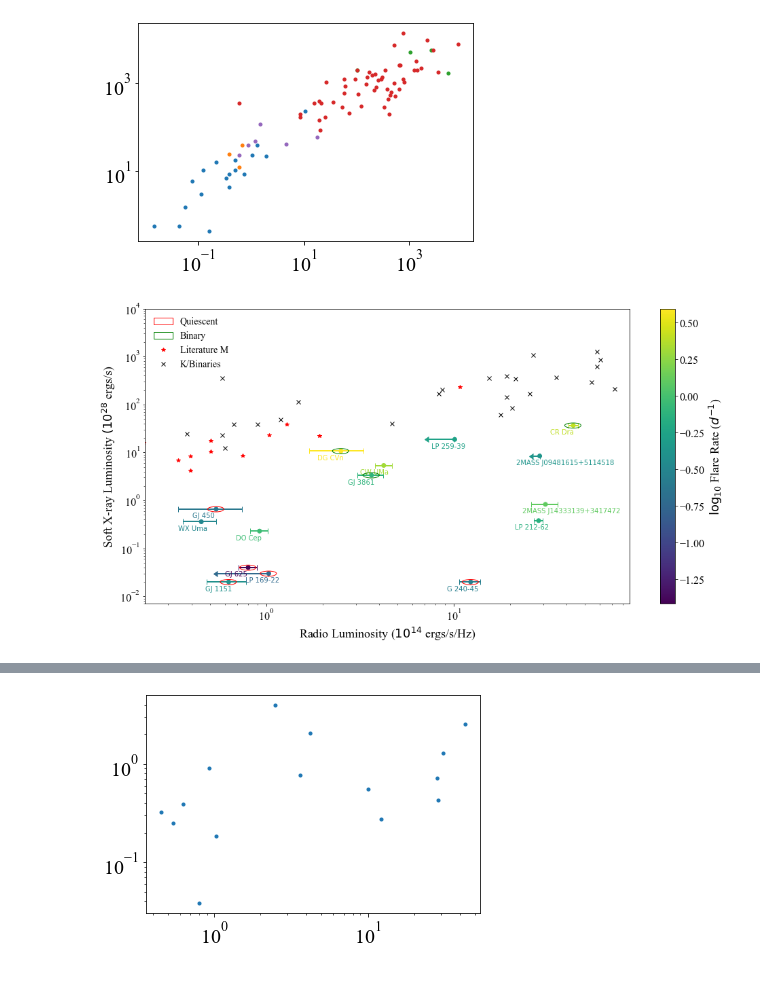
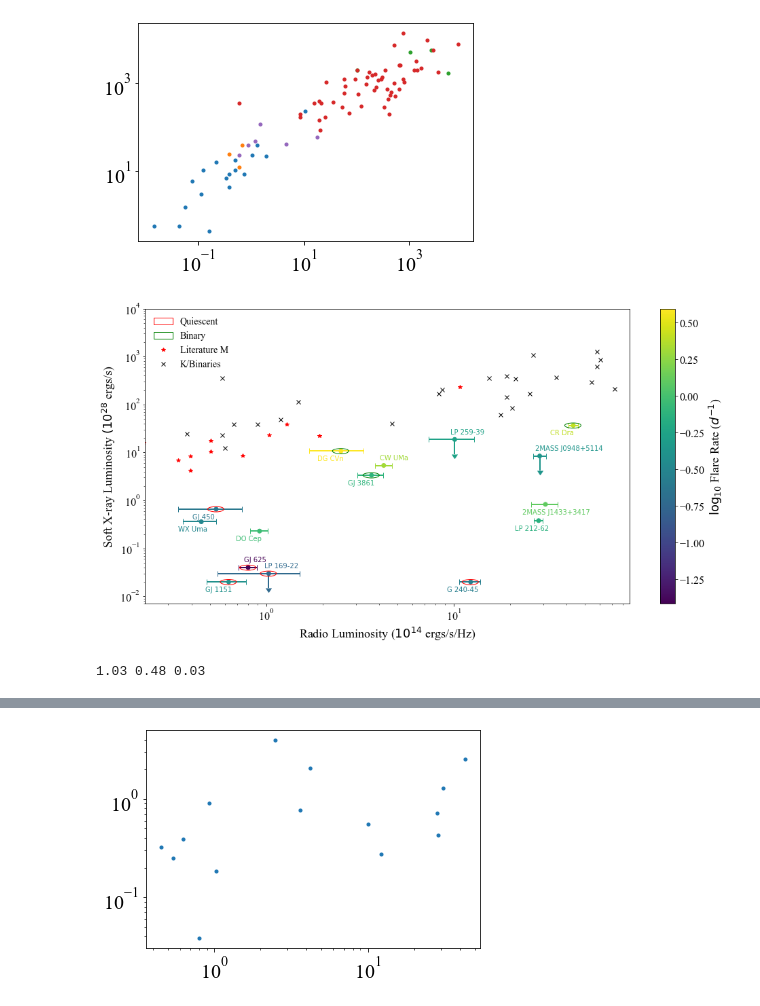
Before and after one commit to benjaminpope/mtv, a Jupyter notebook: notebooks/paper_plots.ipynb, the cells around one changed output, grey strips where cells are left out. Drawn from its saved outputs; the diff is of its cells as text; code cells hidden in the pictures.

Commit message:
fix LP 169 bug and short 2mass name

```diff
--- a/notebooks/paper_plots.ipynb
+++ b/notebooks/paper_plots.ipynb
@@ -127,6 +127,12 @@ plt.xscale('log')
 plt.yscale('log')
 # %% [output]
 [figure]
+# %%
+def short_2mass(name):
+    if '2MASS' in name:
+        name = name.split('+')[0][:-4]+'+'+name.split('+')[1][:4]
+        name.replace('2MASS','2M')
+    return name
 # %%
 fig = plt.figure(figsize=(16.0,8.0))
 ax = plt.gca()
@@ -156,7 +162,12 @@ this_mappable[bad] = np.nan
 color = np.array([(mapper.to_rgba(v)) for v in this_mappable])
 
 for j in range(15):
-    plt.errorbar(radio[j],xrayclean[j],xerr=dradio[j],xuplims=uplims[j],ls='None',c=color[j], lw=2, capsize=4)
+    if uplims[j]:
+        plt.errorbar(radio[j],xrayclean[j],xerr=dradio[j],uplims=uplims[j],yerr=xrayclean[j]/2.,
+                     ls='None',c=color[j], lw=2, capsize=4)
+    else:
+        plt.errorbar(radio[j],xrayclean[j],xerr=dradio[j],
+                     ls='None',c=color[j], lw=2, capsize=4)
 plt.xscale('log')
 plt.yscale('log')
 plt.xlim(np.min(radio)*0.5,np.max(radio)*2)
@@ -167,8 +178,12 @@ plt.yticks(fontsize=16)
 
 
 for j, star in enumerate(names):
-    wh = np.where(names==star)[0][0]
-    plt.text(radio[wh]*0.75,xrayclean[wh]*0.65,star,fontsize=10,c=color[j],fontname='DejaVu Sans')
+    if ((star in ['LP 169-22','GJ 625','LP 259-39','CW UMa']) or uplims[j]):
+        wh = np.where(names==star)[0][0]
+        plt.text(radio[wh]*0.95,xrayclean[wh]*1.3,short_2mass(star),fontsize=10,c=color[j],fontname='DejaVu Sans')
+    else:
+        wh = np.where(names==star)[0][0]
+        plt.text(radio[wh]*0.75,xrayclean[wh]*0.625,short_2mass(star),fontsize=10,c=color[j],fontname='DejaVu Sans')
 # fig.colorbar(mpl.cm.ScalarMappable(norm=None,cmap=mpl.cm.hot(flarerate)))
 
 for j, star in enumerate(quiescent):
@@ -176,31 +191,39 @@ for j, star in enumerate(quiescent):
     xy = (radio[wh],xrayclean[wh])
     f = Ellipse(xy=xy,width=radio[wh]/5.,height=xrayclean[wh]/4.,angle=0,fc='None',edgecolor='r',zorder=11,
                transform=ax.transData)
     fig.add_artist(f)
 
 
 for j, star in enumerate(binaries):
     wh = np.where(names==star)[0][0]
     xy = (radio[wh],xrayclean[wh])
     g = Ellipse(xy=xy,width=radio[wh]/5.,height=xrayclean[wh]/4.,angle=0,fc='None',edgecolor='g',zorder=11,
                transform=ax.transData)
     fig.add_artist(g)
 
 
 mm = plt.plot(gudel_m_dwarfs['col1']/1.0e14,gudel_m_dwarfs['col2']/1.0e28,'*r')
 kk = plt.plot(gudel_k_dwarfs['col1']/1.0e14,gudel_k_dwarfs['col2']/1.0e28,'xk')
 plt.plot(gudel_fk_com['col1']/1.0e14,gudel_fk_com['col2']/1.0e28,'xk')
 
 plt.plot(gudel_rs_cvns['col1']/1.0e14,gudel_rs_cvns['col2']/1.0e28,'xk')
 plt.plot(gudel_by_dra['col1']/1.0e14,gudel_by_dra['col2']/1.0e28,'xk')
 
 # plt.legend([f,g,mm[0],kk[0]],['Quiescent','Binary','Literature M','K/Binaries'],frameon=False,loc=2)
 plt.legend([f,g,mm[0],kk[0]],['Quiescent','Binary','Literature M','K/Binaries'],
            framealpha=1,edgecolor='white',loc=2,fontsize=14)
 
 plt.ylim(0.7e-2,1e4)
 
 plt.savefig('gudel_benz_flares_context.png',bbox_inches='tight')
 plt.savefig('gudel_benz_flares_context.pdf',bbox_inches='tight')
 # %% [output]
-[figure, old version]
+[figure, new version]
+# %%
+lp169 = data[data['Name']=='LP 169-22']#['Soft X-ray Lum (x1E28 ergs/s)']
+this_lum = float(lp169['Soft X-ray Lum (x1E28 ergs/s)'][0].strip('<'))
+this_dr = float(lp169['Uncert. Lofar Lum'][0])
+this_r = float(lp169['LOFAR Lum (x1E14 ergs/s/Hz)'][0])
+print(this_r,this_dr,this_lum)
+# %% [output]
+1.03 0.48 0.03
```
Also changed, not shown: parts of 7 cells of this notebook, 5 other files.
